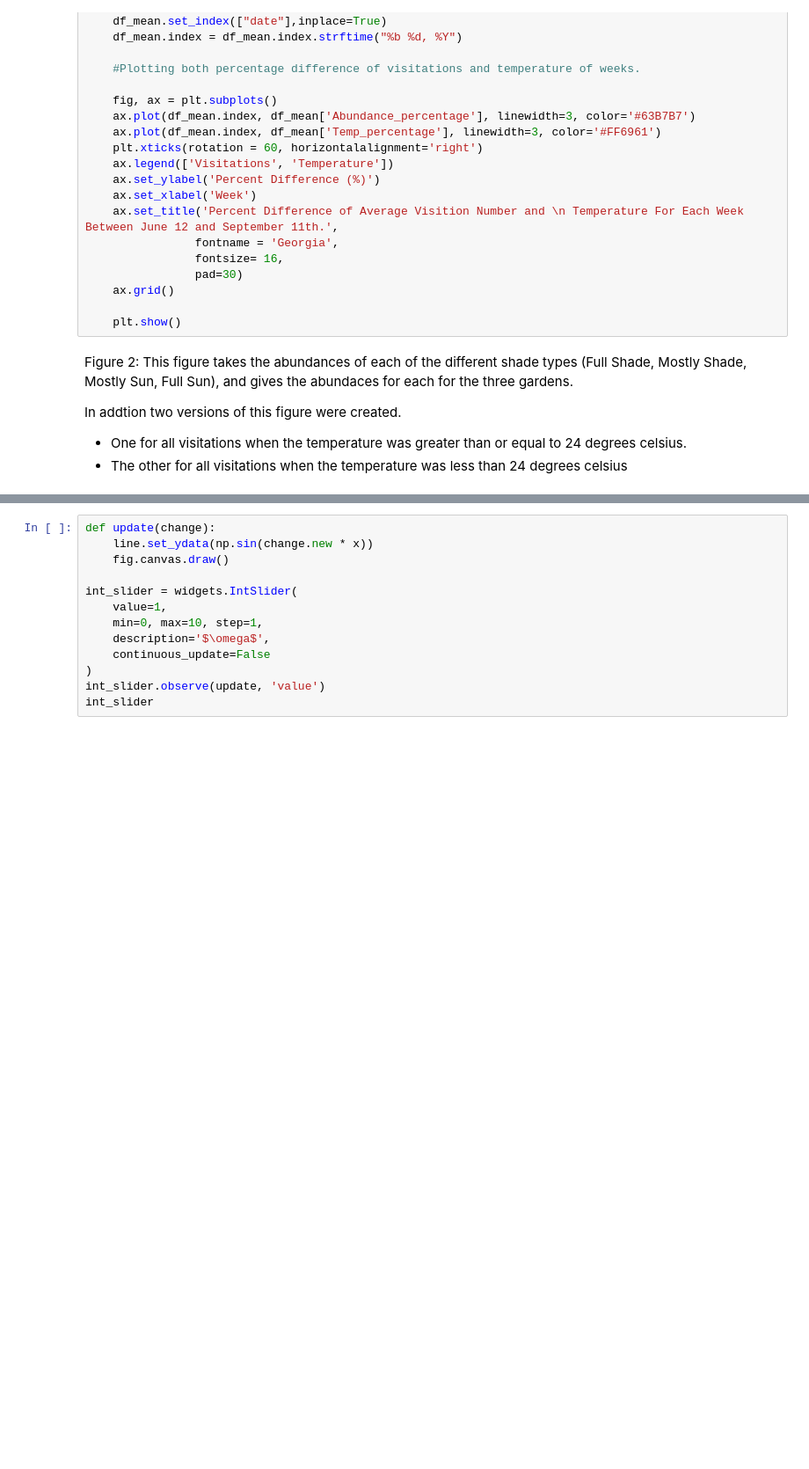
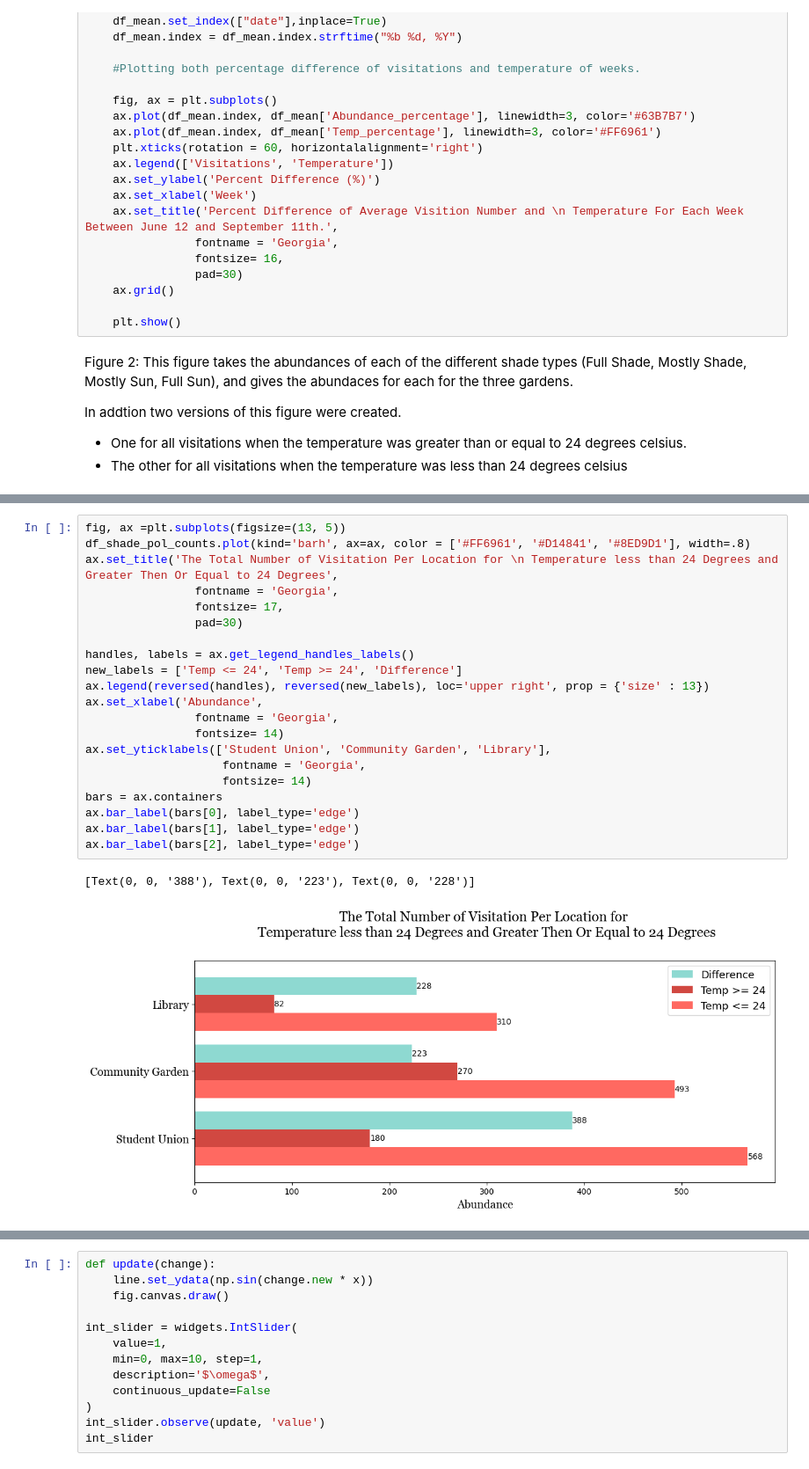
Before and after one commit to lizard777/CPSC_3430_project, a Jupyter notebook: Group_Project.ipynb, the cells around one changed output, grey strips where cells are left out. Shown at 88% size. Saved outputs shown, nothing was run; the diff lists cells and outputs as text; blank space fills up the shorter version.

```diff
--- a/Group_Project.ipynb
+++ b/Group_Project.ipynb
@@ -193 +195,25 @@ df_shade_pol_abundance_less24 = df_shade_pol_abundance_less24.unstack().fillna(0
+# %%
+fig, ax =plt.subplots(figsize=(13, 5))
+df_shade_pol_counts.plot(kind='barh', ax=ax, color = ['#FF6961', '#D14841', '#8ED9D1'], width=.8)
+ax.set_title('The Total Number of Visitation Per Location for \n Temperature less than 24 Degrees and Greater Then Or Equal to 24 Degrees',
+                fontname = 'Georgia',
+				fontsize= 17,
+                pad=30)
+
+handles, labels = ax.get_legend_handles_labels()
+new_labels = ['Temp <= 24', 'Temp >= 24', 'Difference']
+ax.legend(reversed(handles), reversed(new_labels), loc='upper right', prop = {'size' : 13})
+ax.set_xlabel('Abundance',
+                fontname = 'Georgia',
+                fontsize= 14)
+ax.set_yticklabels(['Student Union', 'Community Garden', 'Library'],
+                    fontname = 'Georgia',
+                    fontsize= 14)
+bars = ax.containers
+ax.bar_label(bars[0], label_type='edge')
+ax.bar_label(bars[1], label_type='edge')
+ax.bar_label(bars[2], label_type='edge')
+# %% [output]
+[Text(0, 0, '388'), Text(0, 0, '223'), Text(0, 0, '228')]
+[figure, added]
 # %%
```
Also changed, not shown: parts of 8 cells of this notebook.
